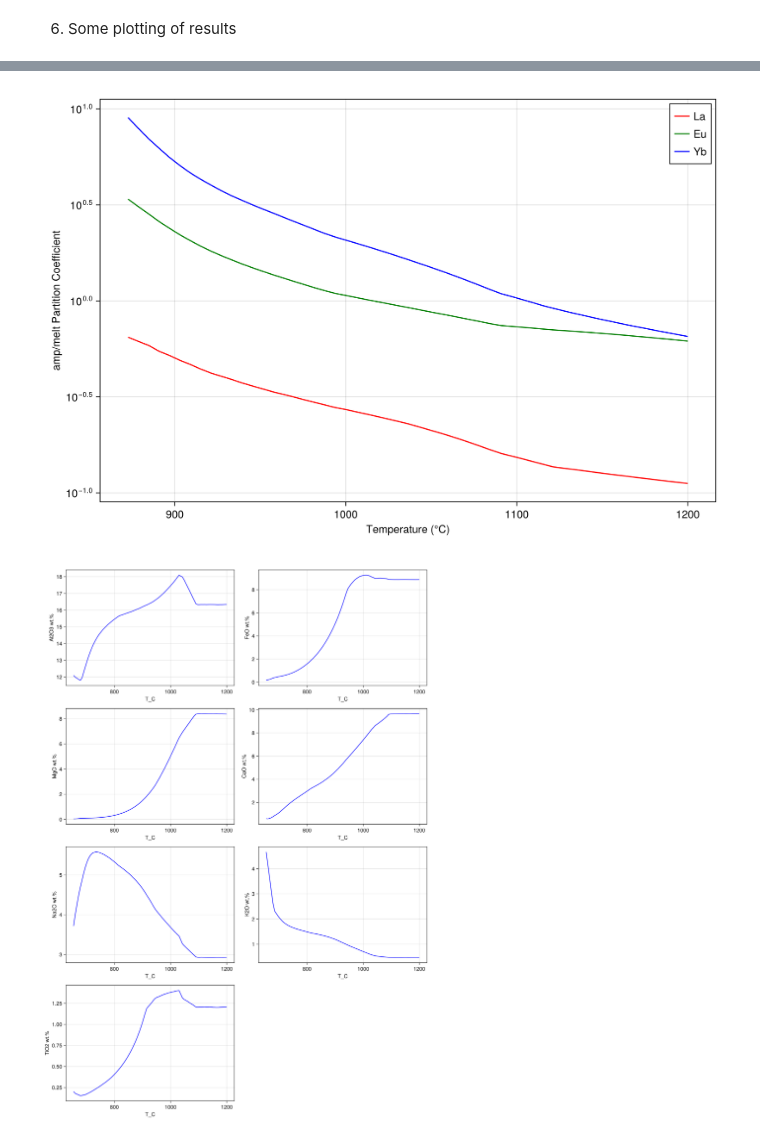
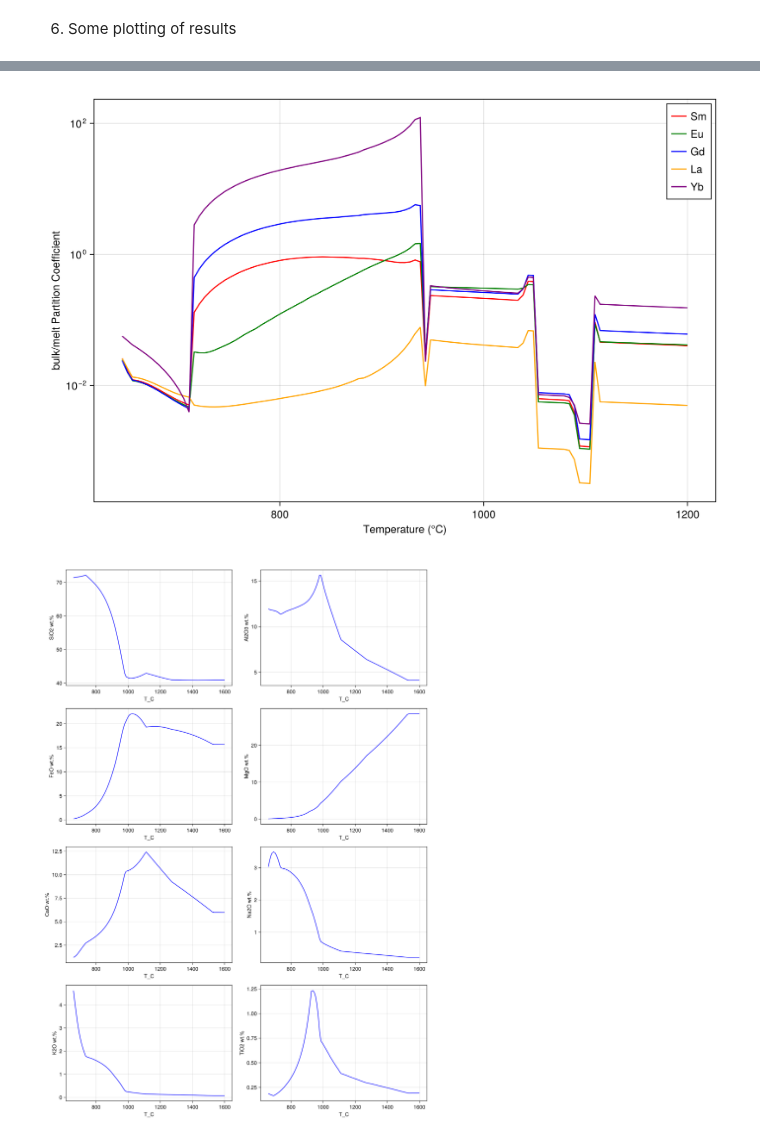
Before and after one commit to niklasloetscher/TEmodelling-in-MAGEMin, a Jupyter notebook: src/ExampleNotebook.ipynb, the cells around one changed output, grey strips where cells are left out. Drawn from its saved outputs; the diff is of its cells as text; code cells hidden in the pictures.

```diff
--- a/src/ExampleNotebook.ipynb
+++ b/src/ExampleNotebook.ipynb
@@ -115,15 +123,15 @@ sat_models = ["CB", "Klein26"]
 # %%
 # 4) Define P-T(-fO2) path of differentitation
 
-T = range(1200.0, 600.0, 100)
+T = range(1400.0, 600.0, 120)
 
 nsteps = length(T)
 
-pressure = 5.0
+pressure = 7.0
 
 P = ones(nsteps)*pressure
 
-buffer = "nno"
+buffer = "qfm"
 # If a buffer ofset is to be used
 boff = zeros(nsteps)
 # %% [output]
@@ -803,35 +810,36 @@ fig
 # %%
 """ Partition coefficients for a selected phase and selected elements """
 
-phase = "amp" # Select "bulk" for bulk partition coefficients, or any phase in the output
-elements = [:La, :Eu, :Yb]
+phase = "bulk" # Select "bulk" for bulk partition coefficients, or any phase in the output
+elements = [:Sm, :Eu, :Gd, :La, :Yb]
 
 
 fig = CairoMakie.Figure(size=(900, 600))
 ax = Axis(fig[1, 1], xlabel="Temperature (°C)", ylabel="$(phase)/melt Partition Coefficient", yscale=log10)
 
 phase_indices = [i for i in 1:np if haskey(Out_Ds[i], phase)]
 
 phase_Kds = [Out_Ds[i][phase] for i in phase_indices]
 kd_series = Dict(el => [phase_Kds[i][el] for i in eachindex(phase_indices)] for el in elements)
 
 valid_indices = [i for i in eachindex(phase_indices) if all(kd_series[el][i] != 0 for el in elements)]
 
 colors = [:red, :green, :blue, :orange, :purple, :brown]
 for (j, el) in enumerate(elements)
     lines!(ax, T_C[valid_indices], kd_series[el][valid_indices],
         color=colors[mod1(j, length(colors))], label=String(el))
 end
 
 axislegend(ax)
 fig
 # %% [output]
-[figure, old version]
+[figure, new version]
 # %%
 """ Liquid lines of descent """
+
+
 x_value = "T_C" # Select oxide for x-axis, e.g. "SiO2", "MgO", "FeO", "H2O" or set to any desired parameter such as temperature
-major_els = ["Al2O3", "FeO", "MgO", "CaO", "Na2O", "K2O", "TiO2"] # Major elements to plot
-tr_els = [:La, :Yb, :Sr, :Y]
+major_els = ["SiO2", "Al2O3", "FeO", "MgO", "CaO", "Na2O", "K2O", "TiO2"] # Major elements to plot
 
 # Figure 1: Major element oxides
 # Make figure A4 sized (*3 scaled)
@@ -847,7 +855,7 @@ for (i, el) in enumerate(major_els)
     ax = Axis(fig[row, col], xlabel="$(x_value)", ylabel="$(el) wt.%")
     el_index = findfirst(==(el), Out_XY[1].oxides)
     el_values = [Out_XY[j].bulk_M_wt[el_index] for j in 1:np] .* 100.0
-    x_index = findfirst(==(x_value), Out_XY[1].oxides)
+    #x_index = findfirst(==(x_value), Out_XY[1].oxides)
     """ Uncomment below if T_C is not used as x-axis """
     #x_vals = [Out_XY[j].bulk_M_wt[x_index] for j in 1:np] .* 100.0
     t_vals = [Out_XY[j].T_C for j in 1:np]
@@ -856,7 +864,7 @@ end
 
 fig
 # %% [output]
-[figure, old version]
+[figure, new version]
 # %%
 # Figure 2: Trace elements
 fig = CairoMakie.Figure(size=(210*5, 297*5))
```
Also changed, not shown: parts of 9 cells of this notebook, 1 other file.
